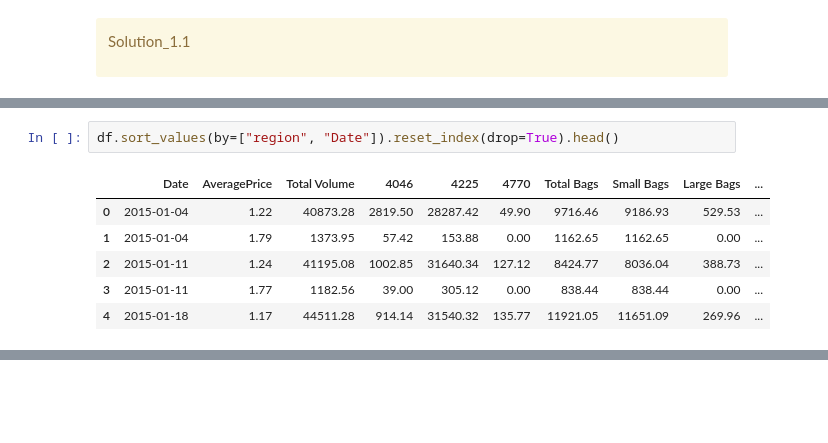
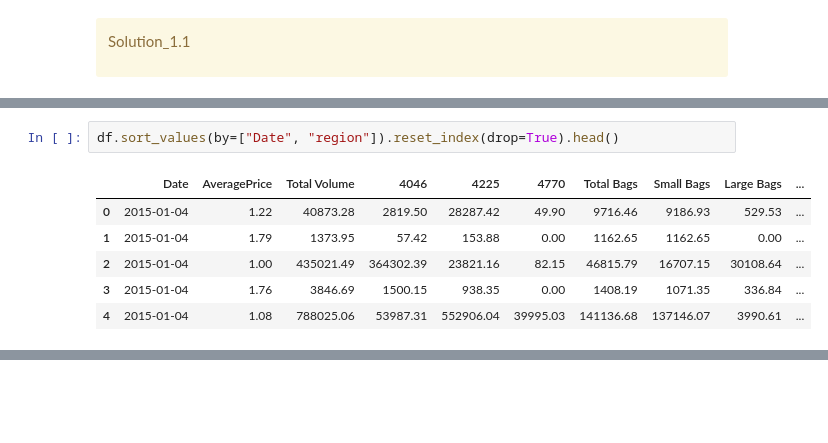
Before and after one commit to madihung/cpsc330, a Jupyter notebook: hw8/hw8.ipynb, the cells around one changed output, grey strips where cells are left out. Cells and saved outputs as stored; diff of their text form.

```diff
--- a/hw8/hw8.ipynb
+++ b/hw8/hw8.ipynb
@@ -94,10 +104,10 @@ Solution_1.1
 # %%
-df.sort_values(by=["region", "Date"]).reset_index(drop=True).head()
+df.sort_values(by=["Date", "region"]).reset_index(drop=True).head()
 # %% [output]
 |  | Date | AveragePrice | Total Volume | 4046 | 4225 | 4770 | Total Bags | Small Bags | Large Bags | ... |
 | 0 | 2015-01-04 | 1.22 | 40873.28 | 2819.50 | 28287.42 | 49.90 | 9716.46 | 9186.93 | 529.53 | ... |
 | 1 | 2015-01-04 | 1.79 | 1373.95 | 57.42 | 153.88 | 0.00 | 1162.65 | 1162.65 | 0.00 | ... |
-| 2 | 2015-01-11 | 1.24 | 41195.08 | 1002.85 | 31640.34 | 127.12 | 8424.77 | 8036.04 | 388.73 | ... |
-| 3 | 2015-01-11 | 1.77 | 1182.56 | 39.00 | 305.12 | 0.00 | 838.44 | 838.44 | 0.00 | ... |
-| 4 | 2015-01-18 | 1.17 | 44511.28 | 914.14 | 31540.32 | 135.77 | 11921.05 | 11651.09 | 269.96 | ... |
+| 2 | 2015-01-04 | 1.00 | 435021.49 | 364302.39 | 23821.16 | 82.15 | 46815.79 | 16707.15 | 30108.64 | ... |
+| 3 | 2015-01-04 | 1.76 | 3846.69 | 1500.15 | 938.35 | 0.00 | 1408.19 | 1071.35 | 336.84 | ... |
+| 4 | 2015-01-04 | 1.08 | 788025.06 | 53987.31 | 552906.04 | 39995.03 | 141136.68 | 137146.07 | 3990.61 | ... |
 # %%
```
Also changed, not shown: parts of 15 cells of this notebook.
